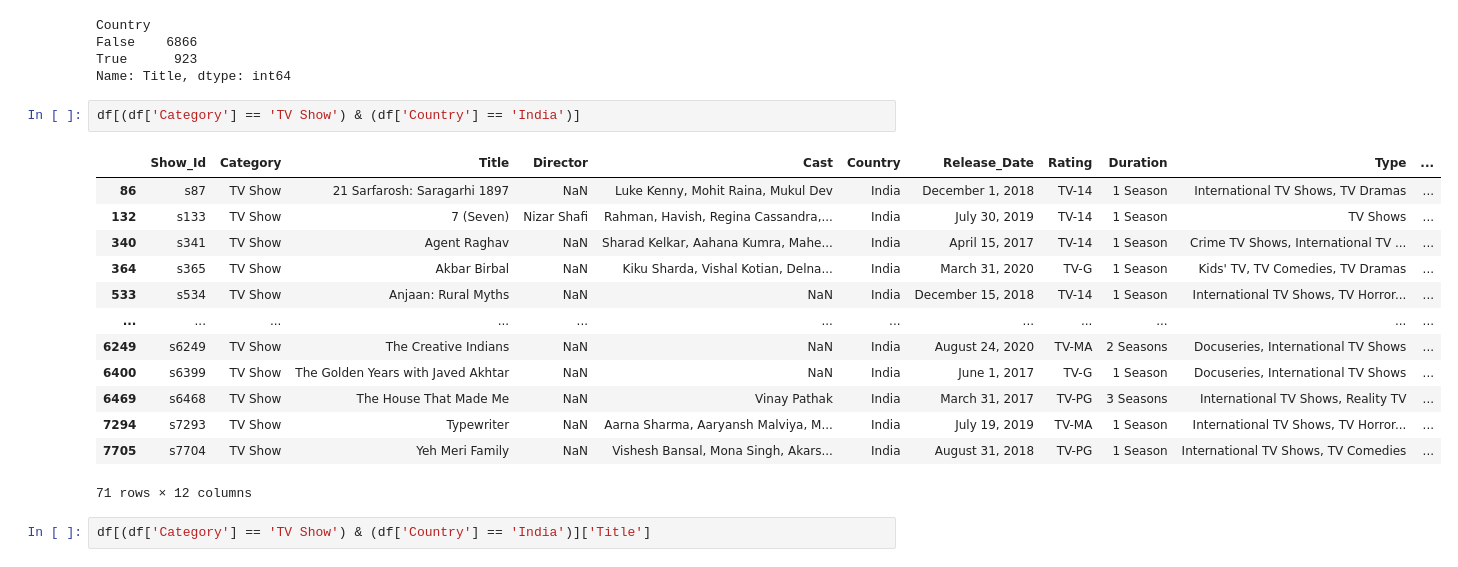
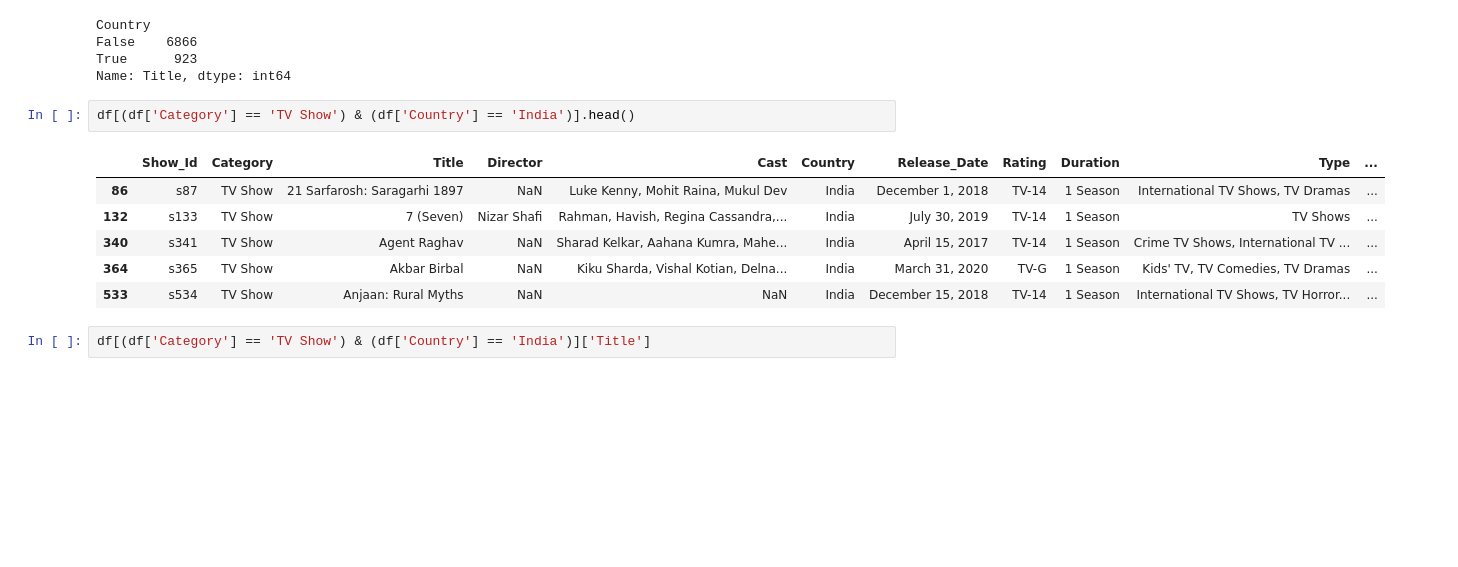
Before and after one commit to aky360/A.I., a Jupyter notebook: Data Science/Data Analysis/Netflix Analysis.ipynb, the cells around one changed output. Cells and saved outputs as stored; diff of their text form; blank space fills up the shorter version.

```diff
--- a/Data Science/Data Analysis/Netflix Analysis.ipynb
+++ b/Data Science/Data Analysis/Netflix Analysis.ipynb
@@ -214,21 +200,14 @@ False    6866
 True      923
 Name: Title, dtype: int64
 # %%
-df[(df['Category'] == 'TV Show') & (df['Country'] == 'India')]
+df[(df['Category'] == 'TV Show') & (df['Country'] == 'India')].head()
 # %% [output]
 |  | Show_Id | Category | Title | Director | Cast | Country | Release_Date | Rating | Duration | Type | ... |
 | 86 | s87 | TV Show | 21 Sarfarosh: Saragarhi 1897 | NaN | Luke Kenny, Mohit Raina, Mukul Dev | India | December 1, 2018 | TV-14 | 1 Season | International TV Shows, TV Dramas | ... |
 | 132 | s133 | TV Show | 7 (Seven) | Nizar Shafi | Rahman, Havish, Regina Cassandra,... | India | July 30, 2019 | TV-14 | 1 Season | TV Shows | ... |
 | 340 | s341 | TV Show | Agent Raghav | NaN | Sharad Kelkar, Aahana Kumra, Mahe... | India | April 15, 2017 | TV-14 | 1 Season | Crime TV Shows, International TV ... | ... |
 | 364 | s365 | TV Show | Akbar Birbal | NaN | Kiku Sharda, Vishal Kotian, Delna... | India | March 31, 2020 | TV-G | 1 Season | Kids' TV, TV Comedies, TV Dramas | ... |
 | 533 | s534 | TV Show | Anjaan: Rural Myths | NaN | NaN | India | December 15, 2018 | TV-14 | 1 Season | International TV Shows, TV Horror... | ... |
-| ... | ... | ... | ... | ... | ... | ... | ... | ... | ... | ... | ... |
-| 6249 | s6249 | TV Show | The Creative Indians | NaN | NaN | India | August 24, 2020 | TV-MA | 2 Seasons | Docuseries, International TV Shows | ... |
-| 6400 | s6399 | TV Show | The Golden Years with Javed Akhtar | NaN | NaN | India | June 1, 2017 | TV-G | 1 Season | Docuseries, International TV Shows | ... |
-| 6469 | s6468 | TV Show | The House That Made Me | NaN | Vinay Pathak | India | March 31, 2017 | TV-PG | 3 Seasons | International TV Shows, Reality TV | ... |
-| 7294 | s7293 | TV Show | Typewriter | NaN | Aarna Sharma, Aaryansh Malviya, M... | India | July 19, 2019 | TV-MA | 1 Season | International TV Shows, TV Horror... | ... |
-| 7705 | s7704 | TV Show | Yeh Meri Family | NaN | Vishesh Bansal, Mona Singh, Akars... | India | August 31, 2018 | TV-PG | 1 Season | International TV Shows, TV Comedies | ... |
-71 rows × 12 columns
 # %%
 df[(df['Category'] == 'TV Show') & (df['Country'] == 'India')]['Title']
 # %% [output]
```
Also changed, not shown: parts of 16 cells of this notebook.
